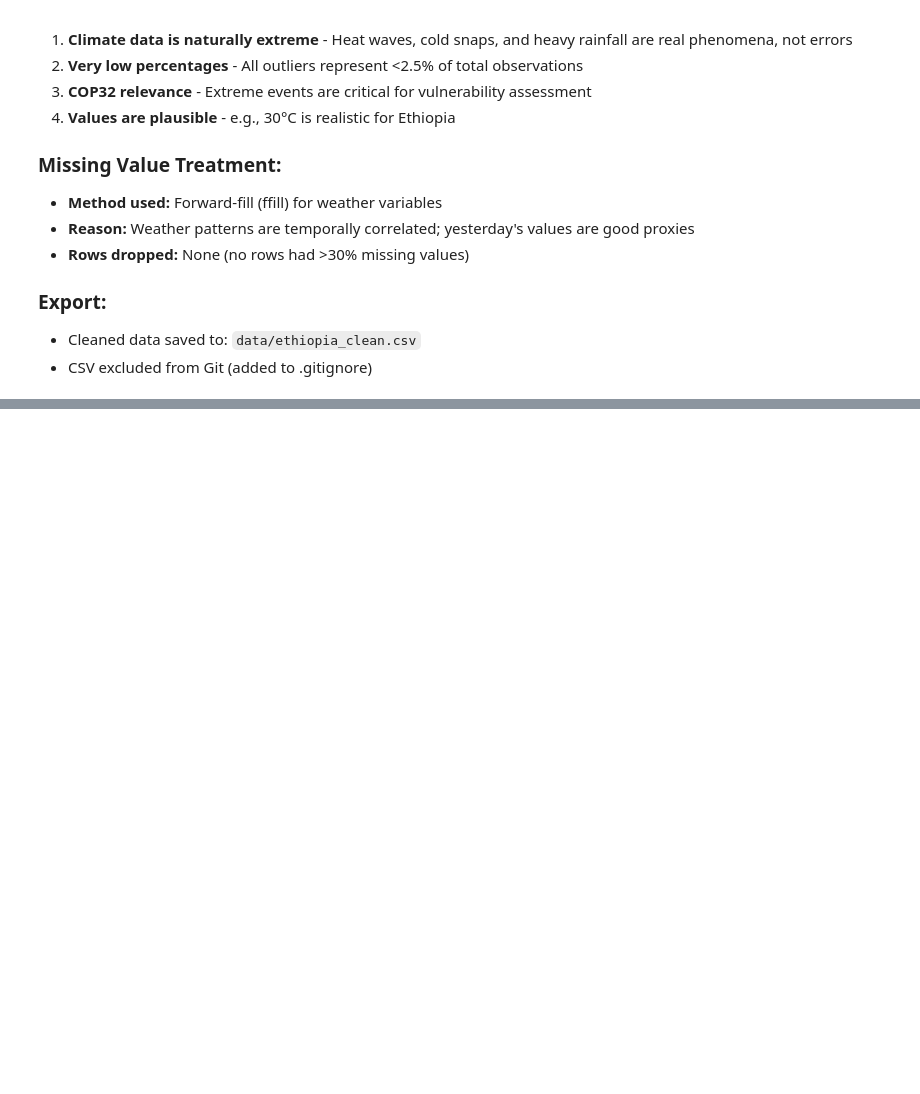
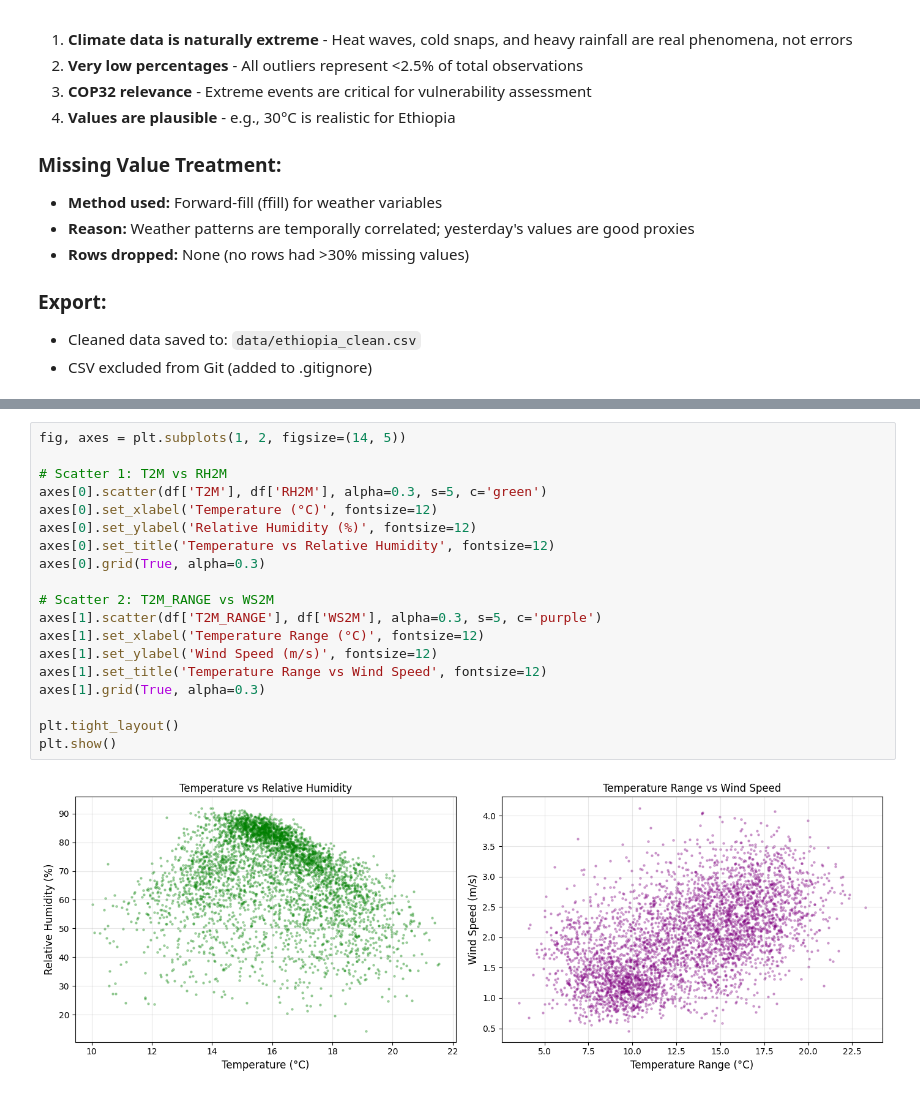
Before and after one commit to nardos-tsige/climate-challenge-week0, a Jupyter notebook: src/notebooks/ethiopia_eda.ipynb, the cells around one changed output, grey strips where cells are left out. Drawn from its saved outputs; the diff is of its cells as text; blank space fills up the shorter version.

```diff
--- a/src/notebooks/ethiopia_eda.ipynb
+++ b/src/notebooks/ethiopia_eda.ipynb
@@ -336,0 +476,21 @@ WS2M_MAX: 5 outliers (0.12%)
+# %%
+fig, axes = plt.subplots(1, 2, figsize=(14, 5))
+
+# Scatter 1: T2M vs RH2M
+axes[0].scatter(df['T2M'], df['RH2M'], alpha=0.3, s=5, c='green')
+axes[0].set_xlabel('Temperature (°C)', fontsize=12)
+axes[0].set_ylabel('Relative Humidity (%)', fontsize=12)
+axes[0].set_title('Temperature vs Relative Humidity', fontsize=12)
+axes[0].grid(True, alpha=0.3)
+
+# Scatter 2: T2M_RANGE vs WS2M
+axes[1].scatter(df['T2M_RANGE'], df['WS2M'], alpha=0.3, s=5, c='purple')
+axes[1].set_xlabel('Temperature Range (°C)', fontsize=12)
+axes[1].set_ylabel('Wind Speed (m/s)', fontsize=12)
+axes[1].set_title('Temperature Range vs Wind Speed', fontsize=12)
+axes[1].grid(True, alpha=0.3)
+
+plt.tight_layout()
+plt.show()
+# %% [output]
+[figure, added]
```
Also changed, not shown: parts of 10 cells of this notebook, 13 other files.
